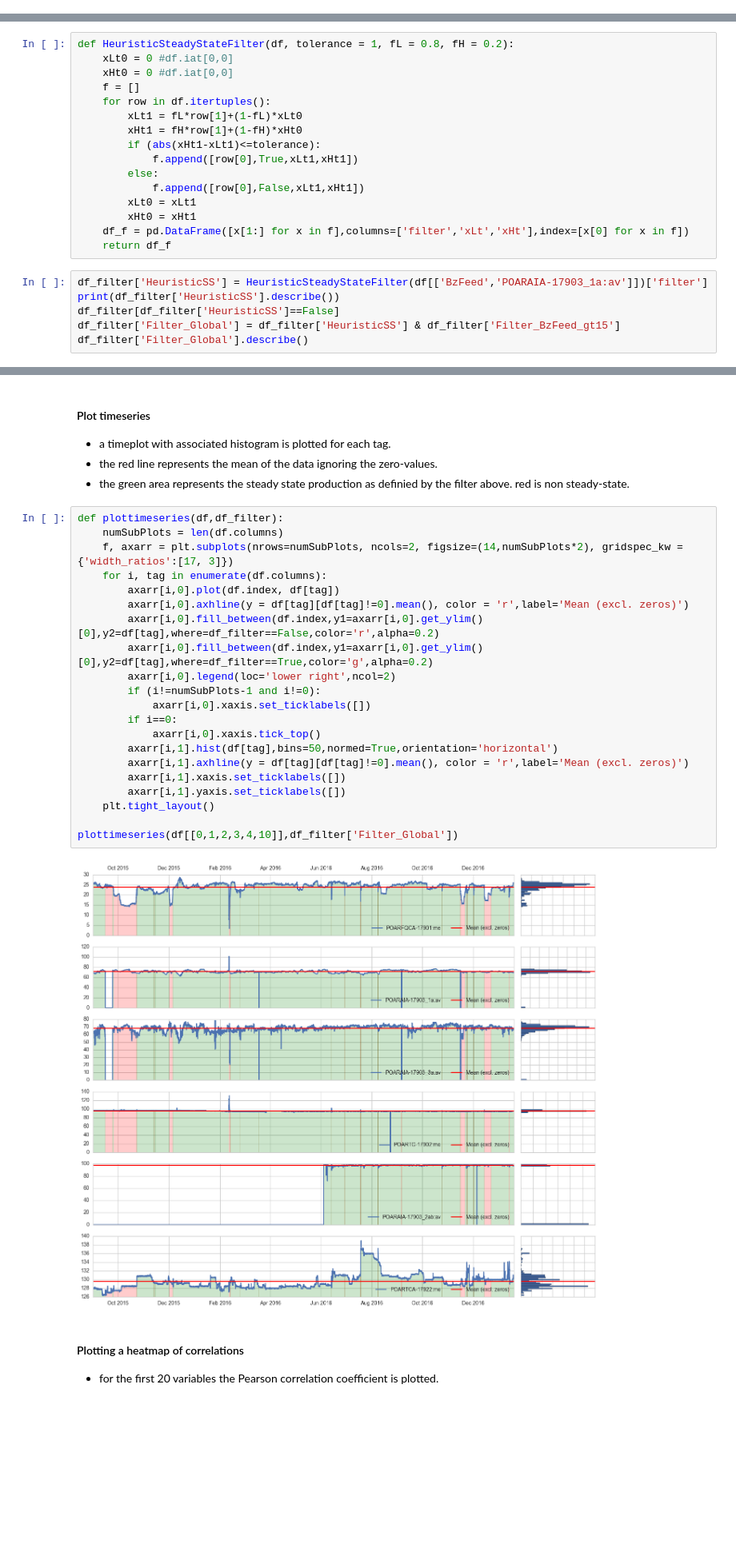
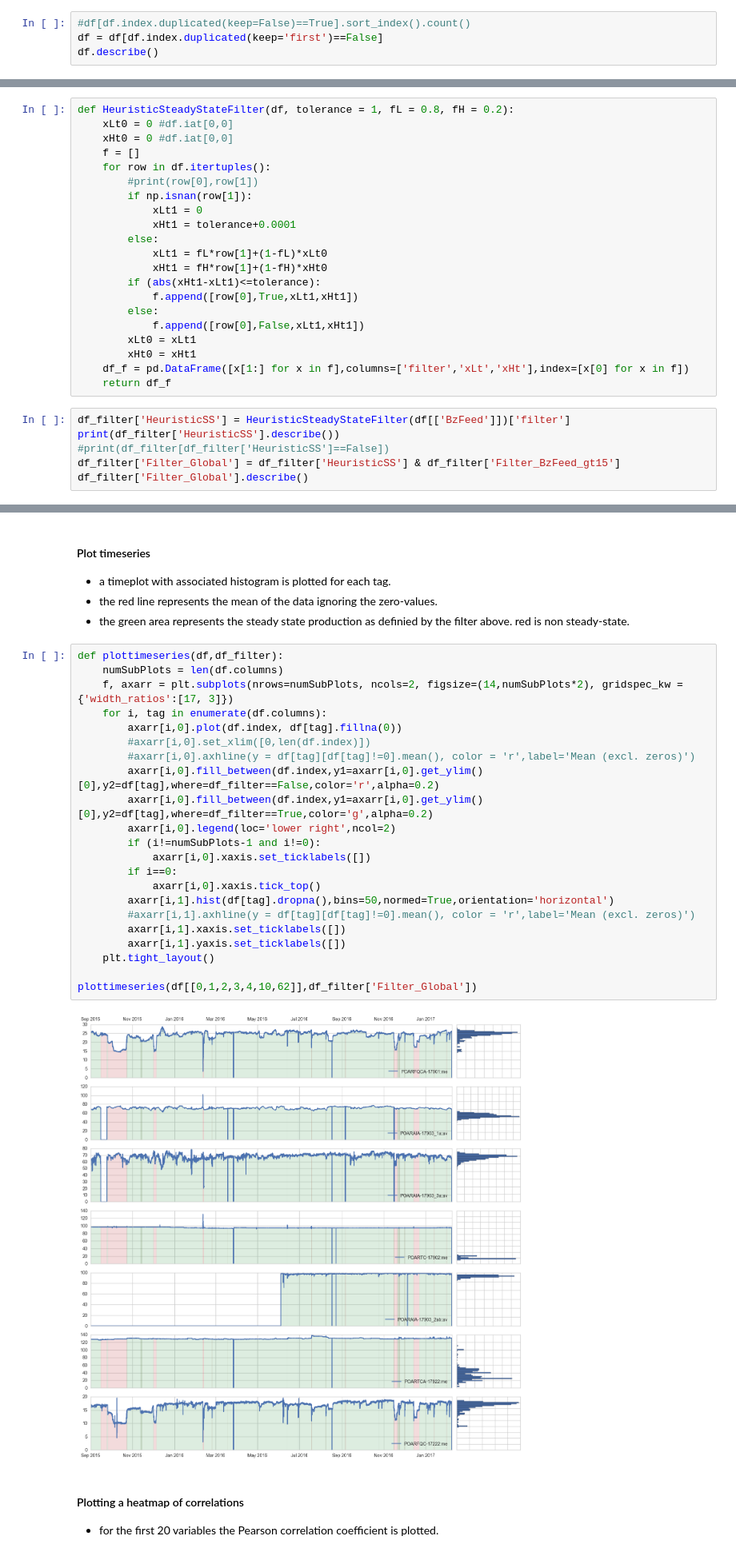
Before and after one commit to clijda/IP21analysis, a Jupyter notebook: DataExplorationIP21.ipynb, the cells around one changed output, grey strips where cells are left out. Shown at 80% size. Drawn from its saved outputs; the diff is of its cells as text; blank space fills up the shorter version.

```diff
--- a/DataExplorationIP21.ipynb
+++ b/DataExplorationIP21.ipynb
@@ -53,0 +35,4 @@ Index(['POARFQCA-17901:me', 'POARAIA-17903_1a:av', 'POARAIA-17903_3a:av',
+# %%
+#df[df.index.duplicated(keep=False)==True].sort_index().count()
+df = df[df.index.duplicated(keep='first')==False]
+df.describe()
@@ -71,8 +86,13 @@ def HeuristicSteadyStateFilter(df, tolerance = 1, fL = 0.8, fH = 0.2):
     xHt0 = 0 #df.iat[0,0]
     f = []
     for row in df.itertuples():
-        xLt1 = fL*row[1]+(1-fL)*xLt0
-        xHt1 = fH*row[1]+(1-fH)*xHt0
+        #print(row[0],row[1])
+        if np.isnan(row[1]):
+            xLt1 = 0
+            xHt1 = tolerance+0.0001
+        else:
+            xLt1 = fL*row[1]+(1-fL)*xLt0
+            xHt1 = fH*row[1]+(1-fH)*xHt0
         if (abs(xHt1-xLt1)<=tolerance):
             f.append([row[0],True,xLt1,xHt1])
         else:
@@ -82,9 +102,9 @@ def HeuristicSteadyStateFilter(df, tolerance = 1, fL = 0.8, fH = 0.2):
     df_f = pd.DataFrame([x[1:] for x in f],columns=['filter','xLt','xHt'],index=[x[0] for x in f])
     return df_f
 # %%
-df_filter['HeuristicSS'] = HeuristicSteadyStateFilter(df[['BzFeed','POARAIA-17903_1a:av']])['filter']
+df_filter['HeuristicSS'] = HeuristicSteadyStateFilter(df[['BzFeed']])['filter']
 print(df_filter['HeuristicSS'].describe())
-df_filter[df_filter['HeuristicSS']==False]
+#print(df_filter[df_filter['HeuristicSS']==False])
 df_filter['Filter_Global'] = df_filter['HeuristicSS'] & df_filter['Filter_BzFeed_gt15']
 df_filter['Filter_Global'].describe()
 # %% [output]
@@ -106,26 +126,27 @@ Name: Filter_Global, dtype: object
 # %%
 def plottimeseries(df,df_filter):
     numSubPlots = len(df.columns)
     f, axarr = plt.subplots(nrows=numSubPlots, ncols=2, figsize=(14,numSubPlots*2), gridspec_kw = {'width_ratios':[17, 3]})
     for i, tag in enumerate(df.columns):
-        axarr[i,0].plot(df.index, df[tag])
-        axarr[i,0].axhline(y = df[tag][df[tag]!=0].mean(), color = 'r',label='Mean (excl. zeros)')
+        axarr[i,0].plot(df.index, df[tag].fillna(0))
+        #axarr[i,0].set_xlim([0,len(df.index)])
+        #axarr[i,0].axhline(y = df[tag][df[tag]!=0].mean(), color = 'r',label='Mean (excl. zeros)')
         axarr[i,0].fill_between(df.index,y1=axarr[i,0].get_ylim()[0],y2=df[tag],where=df_filter==False,color='r',alpha=0.2)
         axarr[i,0].fill_between(df.index,y1=axarr[i,0].get_ylim()[0],y2=df[tag],where=df_filter==True,color='g',alpha=0.2)
         axarr[i,0].legend(loc='lower right',ncol=2)
         if (i!=numSubPlots-1 and i!=0):
             axarr[i,0].xaxis.set_ticklabels([])
         if i==0:
             axarr[i,0].xaxis.tick_top()
-        axarr[i,1].hist(df[tag],bins=50,normed=True,orientation='horizontal')
-        axarr[i,1].axhline(y = df[tag][df[tag]!=0].mean(), color = 'r',label='Mean (excl. zeros)')
+        axarr[i,1].hist(df[tag].dropna(),bins=50,normed=True,orientation='horizontal')
+        #axarr[i,1].axhline(y = df[tag][df[tag]!=0].mean(), color = 'r',label='Mean (excl. zeros)')
         axarr[i,1].xaxis.set_ticklabels([])
         axarr[i,1].yaxis.set_ticklabels([])
     plt.tight_layout()
 
-plottimeseries(df[[0,1,2,3,4,10]],df_filter['Filter_Global'])
+plottimeseries(df[[0,1,2,3,4,10,62]],df_filter['Filter_Global'])
 # %% [output]
-[figure, old version]
+[figure, new version]
 # %% [markdown]
 #### Plotting a heatmap of correlations
 * for the first 20 variables the Pearson correlation coefficient is plotted.
```
Also changed, not shown: parts of 20 cells of this notebook, 1 other file.
